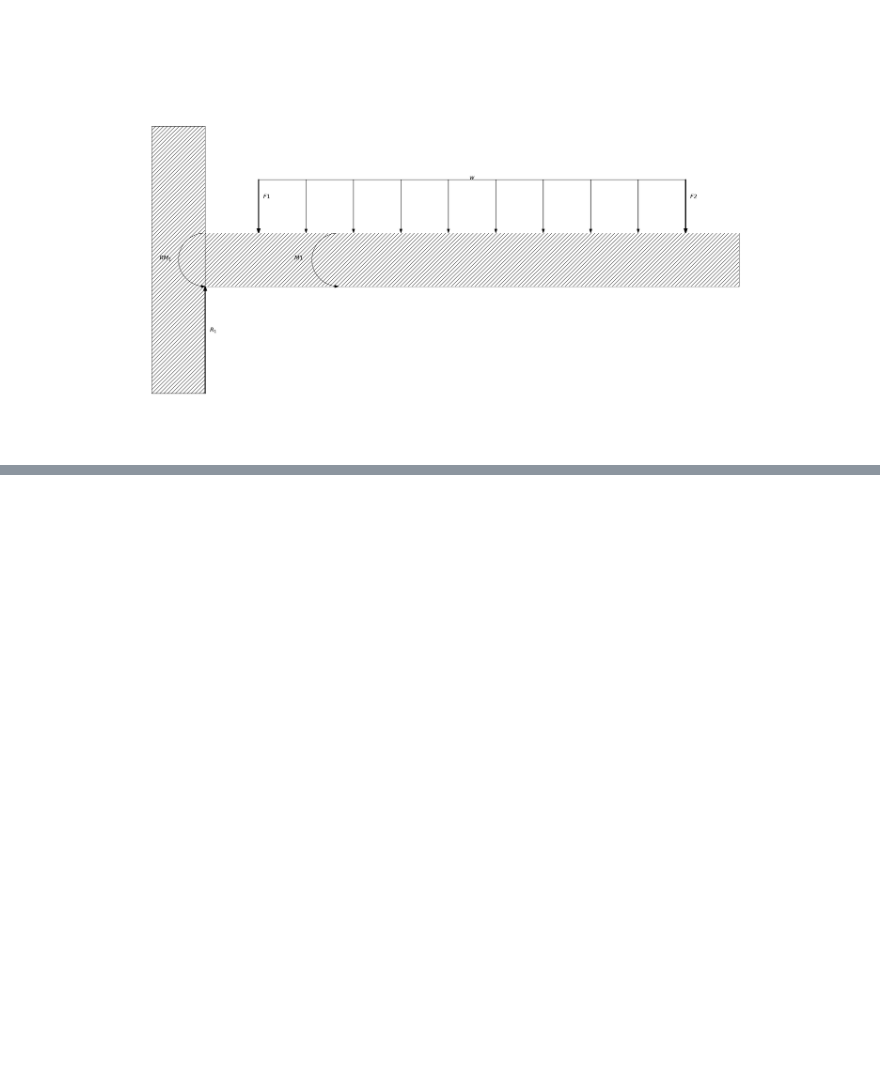
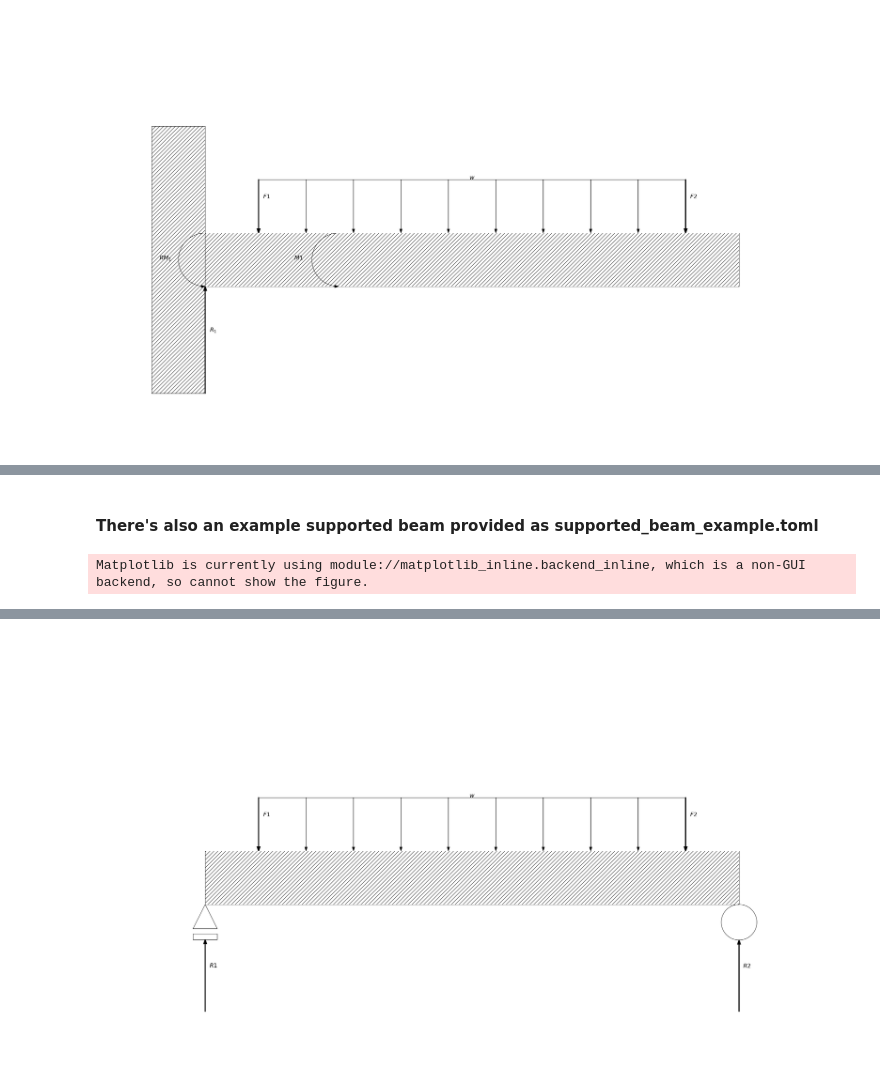
Before and after one commit to johnsont490/Structures-Package, a Jupyter notebook: Beam Solver Example Notebook.ipynb, the cells around one changed output, grey strips where cells are left out. Drawn from its saved outputs; the diff is of its cells as text; code cells hidden in the pictures; blank space fills up the shorter version.

```diff
--- a/Beam Solver Example Notebook.ipynb
+++ b/Beam Solver Example Notebook.ipynb
@@ -47,0 +99,10 @@ Matplotlib is currently using module://matplotlib_inline.backend_inline, which i
+# %% [markdown]
+#### There's also an example supported beam provided as supported_beam_example.toml
+# %%
+from BeamSolver import read_properties
+
+#read_properties allows you to use a config_file to create the beam
+beam = read_properties('supported_beam_example.toml')
+beam.diagrams()
+# %% [output]
+Matplotlib is currently using module://matplotlib_inline.backend_inline, which is a non-GUI backend, so cannot show the figure.
@@ -47,0 +111 @@ Matplotlib is currently using module://matplotlib_inline.backend_inline, which i
+[figure, added]
```
Also changed, not shown: parts of 12 cells of this notebook, 1 other file.
